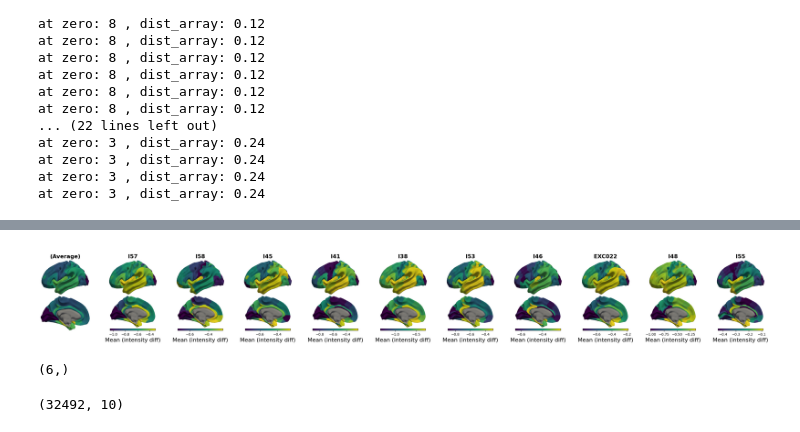
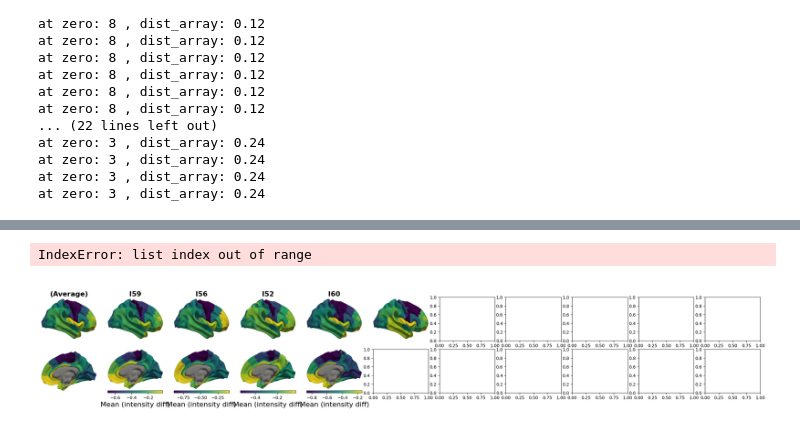
Before and after one commit to dyjung130/cortical_layer, a Jupyter notebook: jupyter-notebook/082725_cyto_parcellate/run_cyto_von_parcellation.ipynb, the cells around one changed output, grey strips where cells are left out. Cells and saved outputs as stored; diff of their text form; code cells hidden in the pictures.

```diff
--- a/jupyter-notebook/082725_cyto_parcellate/run_cyto_von_parcellation.ipynb
+++ b/jupyter-notebook/082725_cyto_parcellate/run_cyto_von_parcellation.ipynb
@@ -285,7 +294,7 @@ at zero: 3 , dist_array: 0.24
 at zero: 3 , dist_array: 0.24
 at zero: 3 , dist_array: 0.24
 # %%
-hemi = 'lh'
+hemi = 'rh'
 
 if hemi == 'lh':
     data1 = lh_intensity_data_at_zero_120um
@@ -334,10 +343,9 @@ plt.show()
 #parcellate intensity data based on the von ek atlas
 #first get the unique values in the von ek atlas
 atlas = von_ek_atlas #von_ek_atlas or economo_koskinas_atlas_lh or economo_koskinas_atlas_rh (should be the same for the latter two)
-data2use_lh = lh_intensity_data_at_zero_120um #lh_intensity_data_at_zero or lh_intensity_norm_data_at_zero or rh_intensity_data_at_zero or rh_intensity_norm_data_at_zero
-data2use_rh = rh_intensity_data_at_zero_120um #lh_intensity_data_at_zero or lh_intensity_norm_data_at_zero or rh_intensity_data_at_zero or rh_intensity_norm_data_at_zero
+data2use_lh = lh_intensity_data_at_zero_240um #lh_intensity_data_at_zero or lh_intensity_norm_data_at_zero or rh_intensity_data_at_zero or rh_intensity_norm_data_at_zero
+data2use_rh = rh_intensity_data_at_zero_240um #lh_intensity_data_at_zero or lh_intensity_norm_data_at_zero or rh_intensity_data_at_zero or rh_intensity_norm_data_at_zero
 unique_values = np.unique(atlas)
-print(unique_values)
 
 
 rh_intensity_data_at_zero_parcelled = np.zeros((data2use_rh[0].shape[0], len(data2use_rh)))
@@ -423,10 +410,8 @@ print(lh_intensity_data_at_zero_parcelled)
 # %%
-from mpl_toolkits.axes_grid1 import make_axes_locatable
-from scipy.stats import zscore
 
 
 plot_individual_data = True
-plot_hemi = 'lh'
+plot_hemi = 'rh'
 data_type = 'mean' #'mean' or 'var'
 cmap = 'viridis'
 #atlas = von_ek_atlas
@@ -528,43 +513,35 @@ if plot_individual_data:
 
         for view_idx, view in enumerate(['lateral', 'medial']):
             #plotter = yaspy.Plotter(surf2plot, hemi=plot_hemi)
             plotter.overlay(data_masked, cmap=cmap, alpha=1,
                         vmin=data_min, vmax=data_max)
             plotter.border(data_masked, alpha=0)
             img = plotter.screenshot(view)
 
             axes[view_idx,col+1].imshow(img)
             axes[view_idx,col+1].axis('off')
 
             if view_idx == 0:
                 axes[view_idx,col+1].set_title(f"{subject_names[col]}", fontweight='bold',fontsize=16)
             else:
                 divider = make_axes_locatable(axes[view_idx,col+1])
                 cax = divider.append_axes("bottom", size="5%", pad=0.05)
                 norm = plt.Normalize(vmin=data_min, vmax=data_max)
                 cbar = plt.colorbar(plt.cm.ScalarMappable(norm=norm, cmap=cmap),
                                 cax=cax, orientation='horizontal')
                 cbar.set_label(clabel,fontsize=16)
 
     # Handle empty columns if num_cols > num_sub
     if num_cols > num_sub:
         for col in range(num_sub, num_cols):
             axes[0,col+1].axis('off')
             axes[1,col+1].axis('off')
 
     plt.tight_layout()
     plt.show()
 # %% [output]
+IndexError: list index out of range
-[figure, old version]
+[figure, new version]
-# %%
-atlas_unique = np.unique(economo_koskinas_atlas_rh)
-print(atlas_unique.shape)
-# %% [output]
-(6,)
-# %%
-print(data2plot_sub.shape)
-# %% [output]
-(32492, 10)
 # %%
 #average within the economo_koskinas_atlas_rh   (economo_koskinas_atlas_lh and _rh are the same)
 atlas_to_use = economo_koskinas_atlas_rh
```
Also changed, not shown: parts of 9 cells of this notebook, 2 other files.
